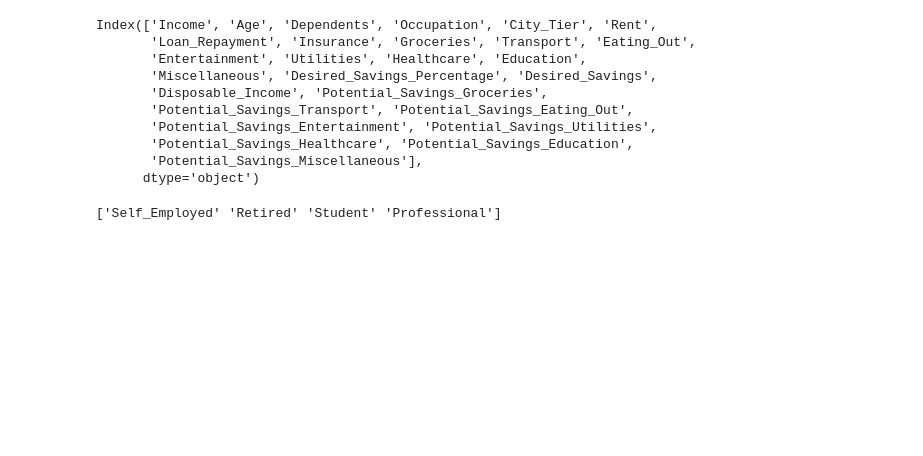
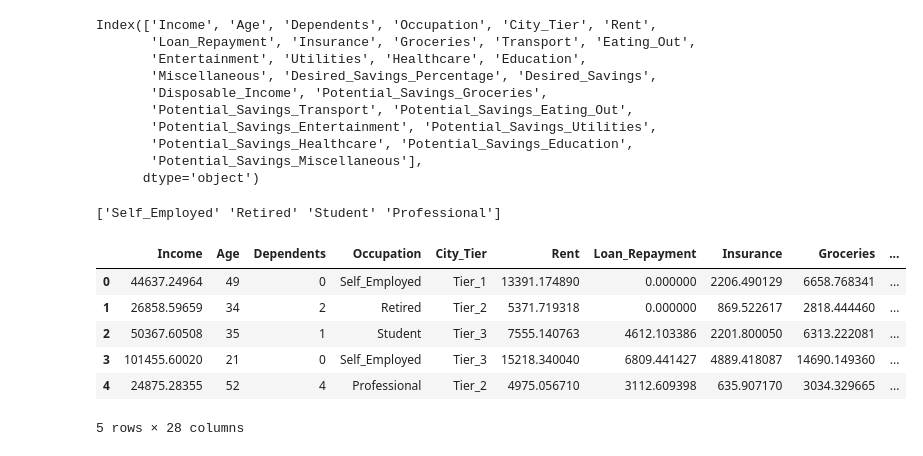
Before and after one commit to subhamagarrwal/risk_credit_assessment_final, a Jupyter notebook: processing.ipynb, the cells around one changed output. Cells and saved outputs as stored; diff of their text form; code cells hidden in the pictures; blank space fills up the shorter version.

```diff
--- a/processing.ipynb
+++ b/processing.ipynb
@@ -128,0 +61,10 @@ df[['Occupation', 'City_Tier', 'Income', 'Annual_Income']].head(10)
+# %%
+df.head()
+# %% [output]
+|  | Income | Age | Dependents | Occupation | City_Tier | Rent | Loan_Repayment | Insurance | Groceries | ... |
+| 0 | 44637.24964 | 49 | 0 | Self_Employed | Tier_1 | 13391.174890 | 0.000000 | 2206.490129 | 6658.768341 | ... |
+| 1 | 26858.59659 | 34 | 2 | Retired | Tier_2 | 5371.719318 | 0.000000 | 869.522617 | 2818.444460 | ... |
+| 2 | 50367.60508 | 35 | 1 | Student | Tier_3 | 7555.140763 | 4612.103386 | 2201.800050 | 6313.222081 | ... |
+| 3 | 101455.60020 | 21 | 0 | Self_Employed | Tier_3 | 15218.340040 | 6809.441427 | 4889.418087 | 14690.149360 | ... |
+| 4 | 24875.28355 | 52 | 4 | Professional | Tier_2 | 4975.056710 | 3112.609398 | 635.907170 | 3034.329665 | ... |
+5 rows × 28 columns
```
Also changed, not shown: parts of 5 cells of this notebook, 1 other file.
